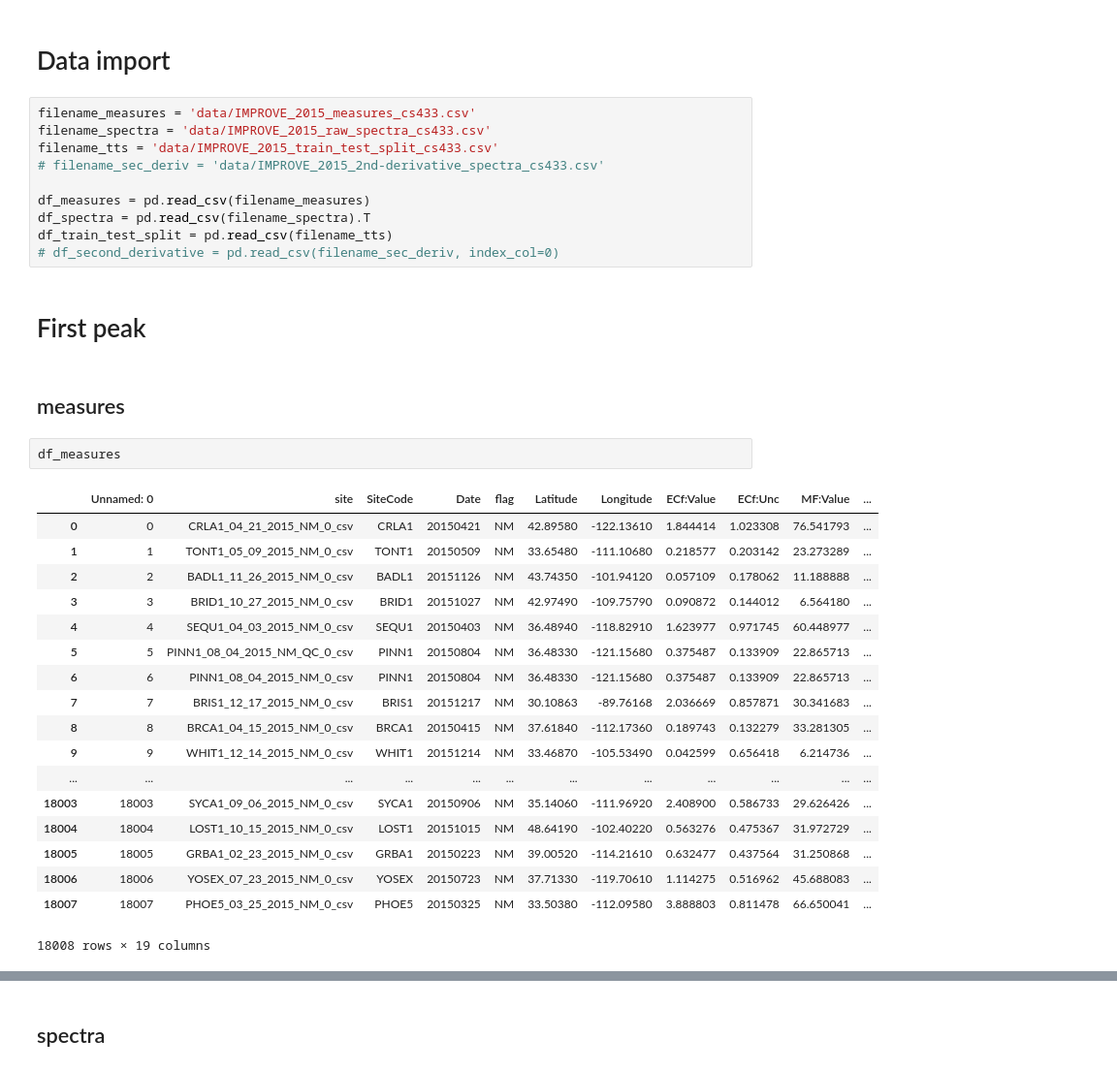
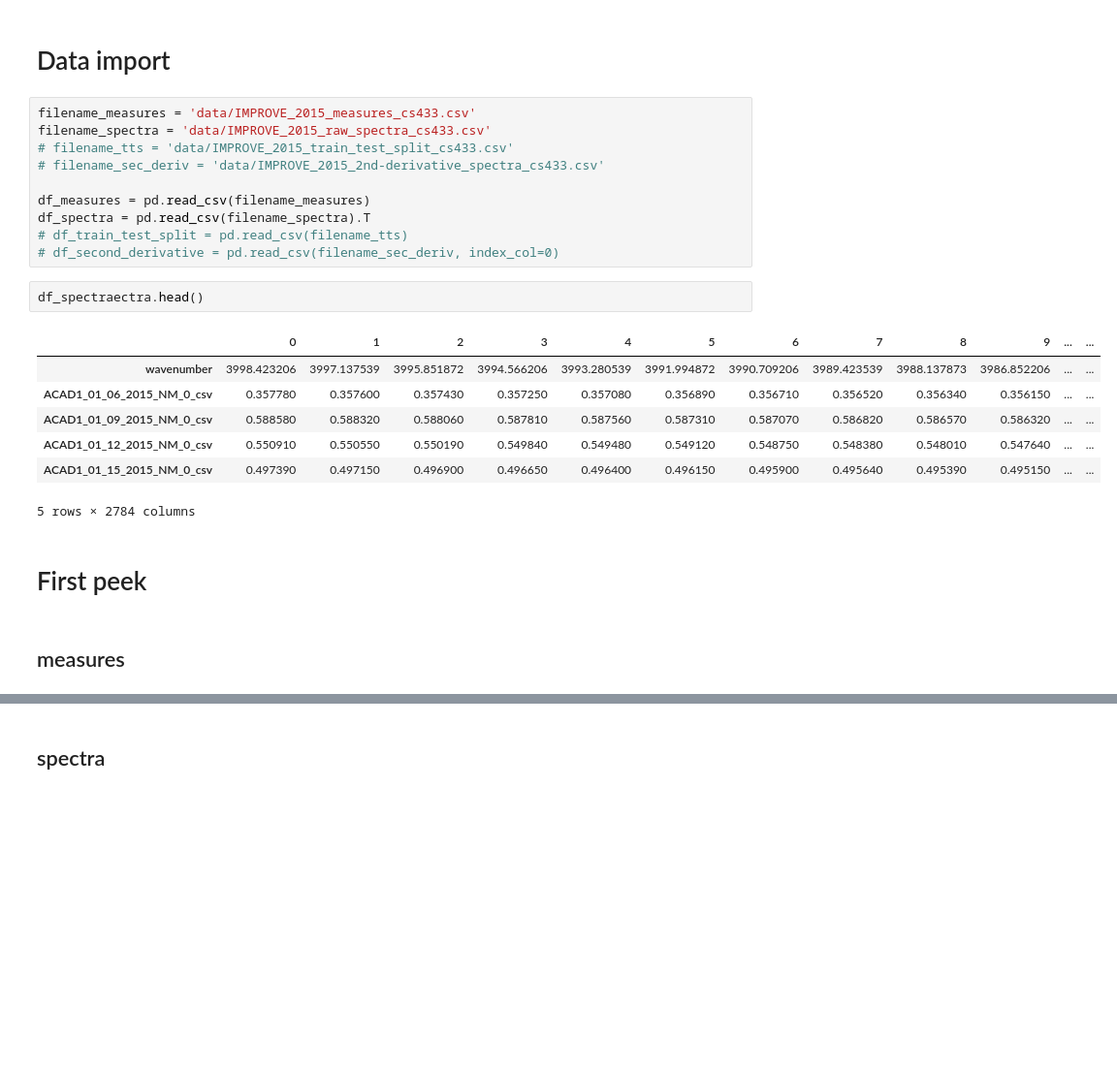
Before and after one commit to Battleman/AimeElle, a Jupyter notebook: project2/data-exploration.ipynb, the cells around one changed output, grey strips where cells are left out. Shown at 97% size. Drawn from its saved outputs; the diff is of its cells as text; blank space fills up the shorter version.

```diff
--- a/project2/data-exploration.ipynb
+++ b/project2/data-exploration.ipynb
@@ -10,35 +10,24 @@ import matplotlib.pyplot as plt
 # %%
 filename_measures = 'data/IMPROVE_2015_measures_cs433.csv'
 filename_spectra = 'data/IMPROVE_2015_raw_spectra_cs433.csv'
-filename_tts = 'data/IMPROVE_2015_train_test_split_cs433.csv'
+# filename_tts = 'data/IMPROVE_2015_train_test_split_cs433.csv'
 # filename_sec_deriv = 'data/IMPROVE_2015_2nd-derivative_spectra_cs433.csv'
 
 df_measures = pd.read_csv(filename_measures)
 df_spectra = pd.read_csv(filename_spectra).T
-df_train_test_split = pd.read_csv(filename_tts)
+# df_train_test_split = pd.read_csv(filename_tts)
 # df_second_derivative = pd.read_csv(filename_sec_deriv, index_col=0)
+# %%
+df_spectraectra.head()
+# %% [output]
+|  | 0 | 1 | 2 | 3 | 4 | 5 | 6 | 7 | 8 | 9 | ... | ... |
+| wavenumber | 3998.423206 | 3997.137539 | 3995.851872 | 3994.566206 | 3993.280539 | 3991.994872 | 3990.709206 | 3989.423539 | 3988.137873 | 3986.852206 | ... | ... |
+| ACAD1_01_06_2015_NM_0_csv | 0.357780 | 0.357600 | 0.357430 | 0.357250 | 0.357080 | 0.356890 | 0.356710 | 0.356520 | 0.356340 | 0.356150 | ... | ... |
+| ACAD1_01_09_2015_NM_0_csv | 0.588580 | 0.588320 | 0.588060 | 0.587810 | 0.587560 | 0.587310 | 0.587070 | 0.586820 | 0.586570 | 0.586320 | ... | ... |
+| ACAD1_01_12_2015_NM_0_csv | 0.550910 | 0.550550 | 0.550190 | 0.549840 | 0.549480 | 0.549120 | 0.548750 | 0.548380 | 0.548010 | 0.547640 | ... | ... |
+| ACAD1_01_15_2015_NM_0_csv | 0.497390 | 0.497150 | 0.496900 | 0.496650 | 0.496400 | 0.496150 | 0.495900 | 0.495640 | 0.495390 | 0.495150 | ... | ... |
+5 rows × 2784 columns
 # %% [markdown]
-# First peak
+# First peek
 # %% [markdown]
 ## measures
-# %%
-df_measures
-# %% [output]
-|  | Unnamed: 0 | site | SiteCode | Date | flag | Latitude | Longitude | ECf:Value | ECf:Unc | MF:Value | ... |
-| 0 | 0 | CRLA1_04_21_2015_NM_0_csv | CRLA1 | 20150421 | NM | 42.89580 | -122.13610 | 1.844414 | 1.023308 | 76.541793 | ... |
-| 1 | 1 | TONT1_05_09_2015_NM_0_csv | TONT1 | 20150509 | NM | 33.65480 | -111.10680 | 0.218577 | 0.203142 | 23.273289 | ... |
-| 2 | 2 | BADL1_11_26_2015_NM_0_csv | BADL1 | 20151126 | NM | 43.74350 | -101.94120 | 0.057109 | 0.178062 | 11.188888 | ... |
-| 3 | 3 | BRID1_10_27_2015_NM_0_csv | BRID1 | 20151027 | NM | 42.97490 | -109.75790 | 0.090872 | 0.144012 | 6.564180 | ... |
-| 4 | 4 | SEQU1_04_03_2015_NM_0_csv | SEQU1 | 20150403 | NM | 36.48940 | -118.82910 | 1.623977 | 0.971745 | 60.448977 | ... |
-| 5 | 5 | PINN1_08_04_2015_NM_QC_0_csv | PINN1 | 20150804 | NM | 36.48330 | -121.15680 | 0.375487 | 0.133909 | 22.865713 | ... |
-| 6 | 6 | PINN1_08_04_2015_NM_0_csv | PINN1 | 20150804 | NM | 36.48330 | -121.15680 | 0.375487 | 0.133909 | 22.865713 | ... |
-| 7 | 7 | BRIS1_12_17_2015_NM_0_csv | BRIS1 | 20151217 | NM | 30.10863 | -89.76168 | 2.036669 | 0.857871 | 30.341683 | ... |
-| 8 | 8 | BRCA1_04_15_2015_NM_0_csv | BRCA1 | 20150415 | NM | 37.61840 | -112.17360 | 0.189743 | 0.132279 | 33.281305 | ... |
-| 9 | 9 | WHIT1_12_14_2015_NM_0_csv | WHIT1 | 20151214 | NM | 33.46870 | -105.53490 | 0.042599 | 0.656418 | 6.214736 | ... |
-| ... | ... | ... | ... | ... | ... | ... | ... | ... | ... | ... | ... |
-| 18003 | 18003 | SYCA1_09_06_2015_NM_0_csv | SYCA1 | 20150906 | NM | 35.14060 | -111.96920 | 2.408900 | 0.586733 | 29.626426 | ... |
-| 18004 | 18004 | LOST1_10_15_2015_NM_0_csv | LOST1 | 20151015 | NM | 48.64190 | -102.40220 | 0.563276 | 0.475367 | 31.972729 | ... |
-| 18005 | 18005 | GRBA1_02_23_2015_NM_0_csv | GRBA1 | 20150223 | NM | 39.00520 | -114.21610 | 0.632477 | 0.437564 | 31.250868 | ... |
-| 18006 | 18006 | YOSEX_07_23_2015_NM_0_csv | YOSEX | 20150723 | NM | 37.71330 | -119.70610 | 1.114275 | 0.516962 | 45.688083 | ... |
-| 18007 | 18007 | PHOE5_03_25_2015_NM_0_csv | PHOE5 | 20150325 | NM | 33.50380 | -112.09580 | 3.888803 | 0.811478 | 66.650041 | ... |
-18008 rows × 19 columns
```
Also changed, not shown: parts of 11 cells of this notebook, 3 other files.
